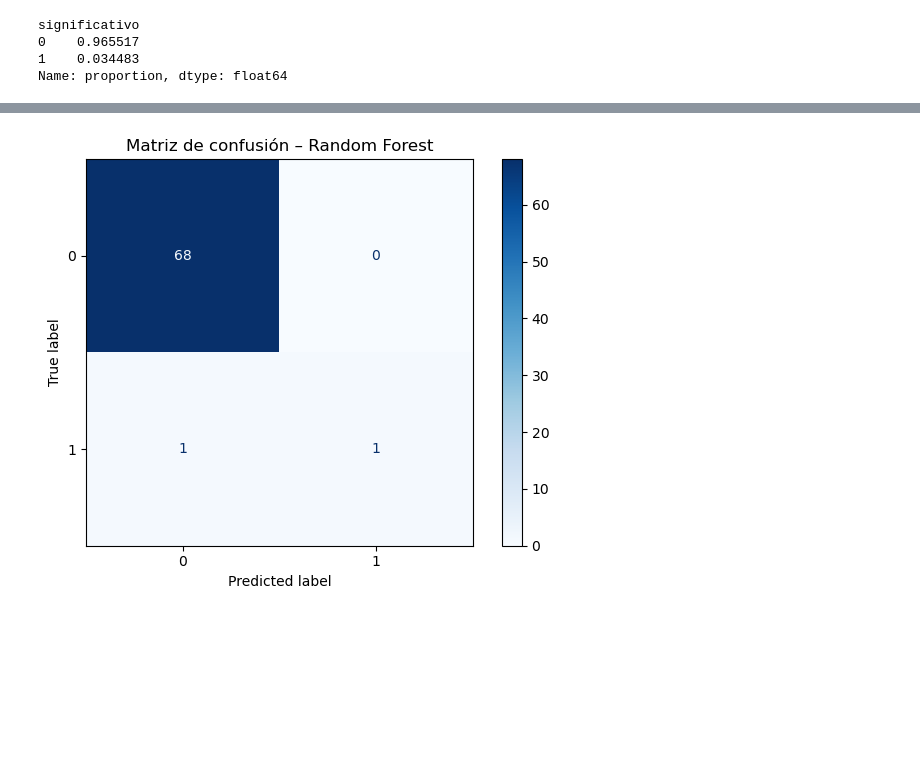
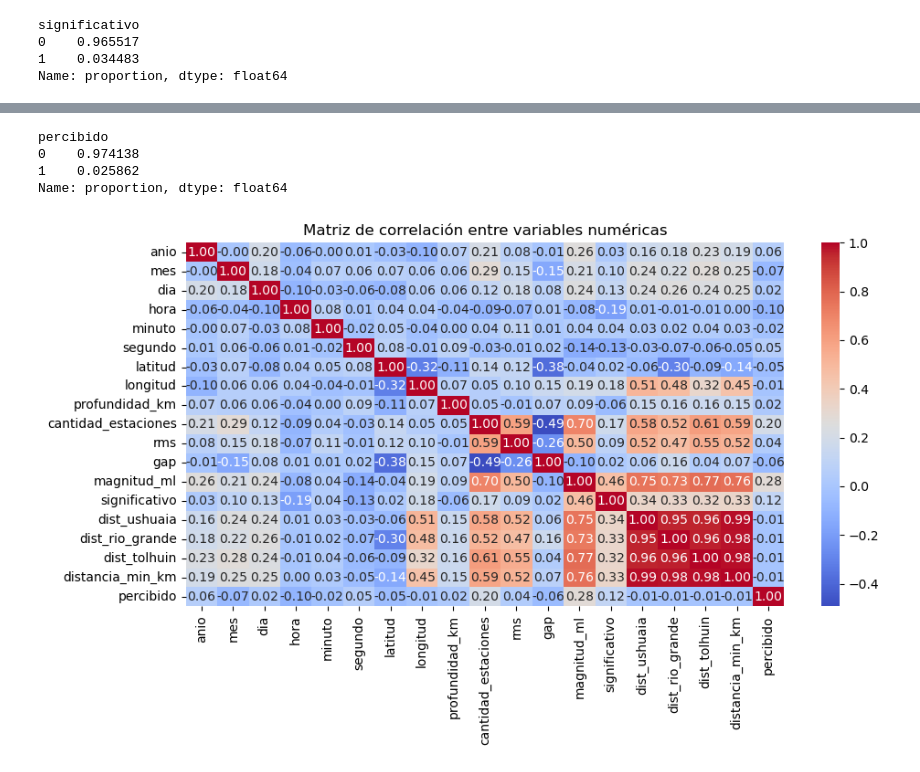
Before and after one commit to Valeria-s-v/sismos-tdf-clasificacion-ML, a Jupyter notebook: notebooks/clasificacion_sismos.ipynb, the cells around one changed output, grey strips where cells are left out. Cells and saved outputs as stored; diff of their text form; code cells hidden in the pictures; blank space fills up the shorter version.

```diff
--- a/notebooks/clasificacion_sismos.ipynb
+++ b/notebooks/clasificacion_sismos.ipynb
@@ -3,15 +13,14 @@ PASO 1: Cargar el dataset
 # %%
-# PASO 1: CARGA DEL DATASET
-!pip install pandas openpyxl
-
+# CARGA DEL DATASET
 import pandas as pd
+import numpy as np
 
 # Ruta del archivo .xlsx desde la estructura del proyecto
 ruta = '../data/raw/sismos_completo.xlsx'
 
 # Cargar el archivo
-df = pd.read_excel(ruta)
+df_raw = pd.read_excel(ruta)
 
 # Ver primeras filas
-df.head()
+df_raw.head()
 # %% [output]
@@ -392,11 +166,0 @@ weighted avg       0.99      0.99      0.98        70
-# %%
-# Gráfico de matriz de confusión
-from sklearn.metrics import ConfusionMatrixDisplay
-
-# Matriz de confusión del modelo final
-ConfusionMatrixDisplay.from_estimator(modelo_rf, X_test, y_test, cmap='Blues')
-plt.title("Matriz de confusión – Random Forest")
-plt.tight_layout()
-plt.show()
-# %% [output]
-[figure, removed]
@@ -413,0 +167,43 @@ df_pred.to_csv("data/processed/sismos_con_predicciones.csv", index=False)
+# %%
+from geopy.distance import geodesic
+
+# Incorpore las coordenadas de las 3 ciudades
+ushuaia = (-54.8019, -68.3030)
+rio_grande = (-53.7877, -67.7095)
+tolhuin = (-54.5214, -67.1897)
+
+# Asegurar que las coordenadas sean tipo float
+df_raw['latitud'] = df_raw['latitud'].astype(float)
+df_raw['longitud'] = df_raw['longitud'].astype(float)
+
+# Calcular distancias
+df_raw['dist_ushuaia'] = df_raw.apply(lambda row: geodesic((row['latitud'], row['longitud']), ushuaia).km, axis=1)
+df_raw['dist_rio_grande'] = df_raw.apply(lambda row: geodesic((row['latitud'], row['longitud']), rio_grande).km, axis=1)
+df_raw['dist_tolhuin'] = df_raw.apply(lambda row: geodesic((row['latitud'], row['longitud']), tolhuin).km, axis=1)
+
+# Agregar columna con distancia mínima
+df_raw['distancia_min_km'] = df_raw[['dist_ushuaia', 'dist_rio_grande', 'dist_tolhuin']].min(axis=1)
+
+# Redefinir variable objetivo: percibido (1) / no percibido (0)
+df_raw['percibido'] = ((df_raw['magnitud_ml'] >= 3.5) & (df_raw['distancia_min_km'] <= 250)).astype(int)
+
+# Validar conteo
+df_raw['percibido'].value_counts(normalize=True)
+# %% [output]
+percibido
+0    0.974138
+1    0.025862
+Name: proportion, dtype: float64
+# %%
+# Gráfico de correlación entre variables
+import seaborn as sns
+import matplotlib.pyplot as plt
+
+# Gráfico de correlación
+plt.figure(figsize=(10, 6))
+sns.heatmap(df_raw.corr(numeric_only=True), annot=True, cmap="coolwarm", fmt=".2f")
+plt.title("Matriz de correlación entre variables numéricas")
+plt.tight_layout()
+plt.show()
+# %% [output]
+[figure, added]
```
Also changed, not shown: parts of 56 cells of this notebook, 2 other files.
